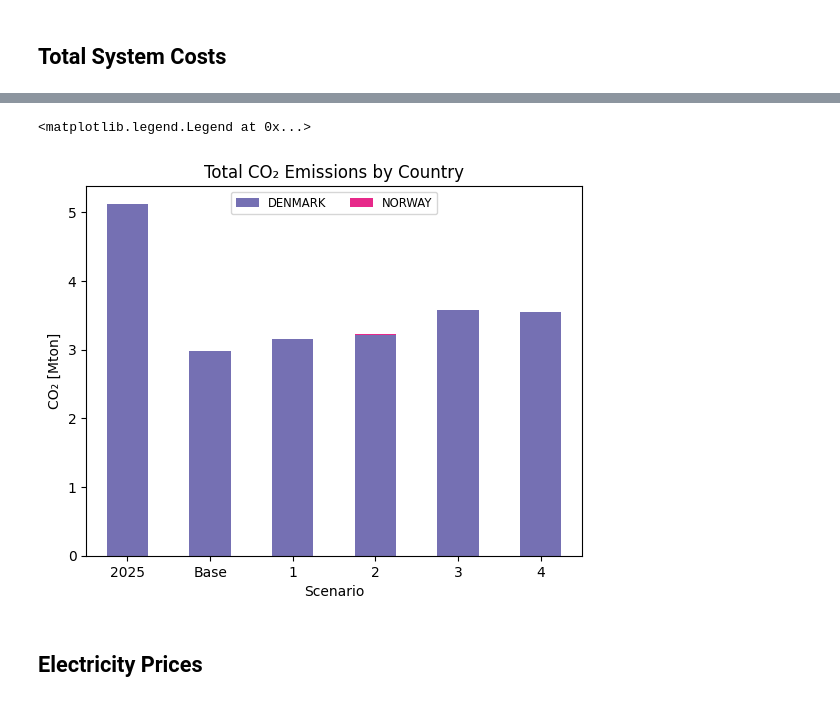
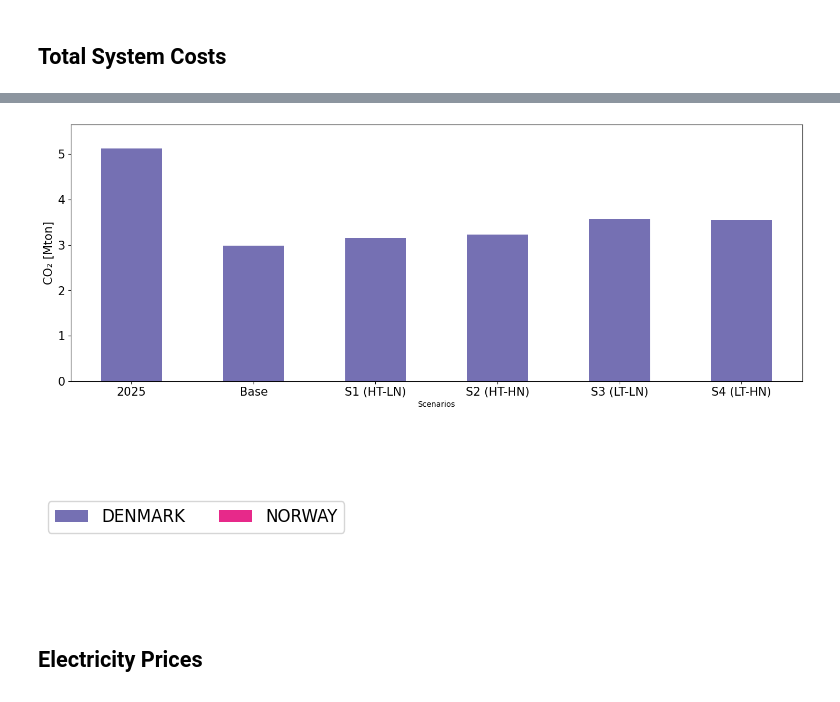
Before and after one commit to inesmartizq/LSESAub, a Jupyter notebook: Python_for_graphs_noDECOM.ipynb, the cells around one changed output, grey strips where cells are left out. Saved outputs shown, nothing was run; the diff lists cells and outputs as text; code cells hidden in the pictures.

```diff
--- a/Python_for_graphs_noDECOM.ipynb
+++ b/Python_for_graphs_noDECOM.ipynb
@@ -54,6 +54,20 @@ Loading c:\Users\ir8n8\Desktop\DTU3\Large Energy Systems Analysis\Balmorel\LSESA
 Loading c:\Users\ir8n8\Desktop\DTU3\Large Energy Systems Analysis\Balmorel\LSESAub\0_results_for_python_noDECOM\4.gdx
 Loading c:\Users\ir8n8\Desktop\DTU3\Large Energy Systems Analysis\Balmorel\LSESAub\0_results_for_python_noDECOM\Base.gdx
 Loading c:\Users\ir8n8\Desktop\DTU3\Large Energy Systems Analysis\Balmorel\LSESAub\0_results_for_python_noDECOM\2025.gdx
+# %%
+# Human-readable x-axis labels
+SCENARIO_LABELS = {
+    '1':      'S1 (HT-LN)',
+    '2': 'S2 (HT-HN)',
+    '3': 'S3 (LT-LN)',
+    '4':       'S4 (LT-HN)',
+}
+
+def apply_scenario_labels(ax):
+    """Replace raw scenario names on x-axis with human-readable labels."""
+    ax.set_xticklabels([SCENARIO_LABELS.get(t.get_text(), t.get_text())
+                        for t in ax.get_xticklabels()])
+    ax.set_xlabel('Scenarios')
 # %% [markdown]
 ## Plotting Objective Function
 # %%
@@ -423,40 +809,63 @@ obj = obj.pivot_table(
     index='Scenario',
     columns=['C'],
     values='Value',
     aggfunc='sum'
 )
 
 # Convert kTon → Mton
 obj = obj / 1000
 
 # Make the order of scenarios correct
 obj = obj.reindex(['2025', 'Base', '1', '2', '3', '4'])
 
 # Choose a colormap
 # Choose colors from Dark2 starting at the third color
 cmap = plt.colormaps['Dark2']
 color_list = cmap.colors[2:2 + len(obj.columns)]
 
 # Plot
 ax = obj.plot(
     kind='bar',
     stacked=True,
     ylabel='CO₂ [Mton]',
     rot=0,
     color=color_list
 )
+apply_scenario_labels(ax)
 
-ax.set_title('Total CO₂ Emissions by Country')
+# set axis font size
+ax.tick_params(axis='both', labelsize=15)
+ax.set_ylim(top=ax.get_ylim()[1] * 1.05)
 
-ax.legend(
-    loc='upper center',
-    ncols=2,
+# change plot size
+fig = ax.get_figure()
+fig.set_size_inches(17, 6)
+
+# changes axis title font size
+ax.set_ylabel('CO₂ [Mton]', fontsize=15)
+
+handles, labels = ax.get_legend_handles_labels()
+
+fig_leg, ax_leg = plt.subplots(figsize=(1, 2))
+ax_leg.axis('off')
+ax.legend().remove()
+
+ax_leg.legend(
+    handles,
+    labels,
+    ncol=2,
     frameon=True,
-    fontsize='small'
+    fontsize=12,
+    loc='center'
 )
+
+plt.tight_layout()
+plt.show()
+
+apply_scenario_labels(ax)
 # %% [output]
-<matplotlib.legend.Legend at 0x...>
-[figure, old version]
+[figure, new version]
+[figure, added]
 # %% [markdown]
 ## Electricity Prices
 # %%
```
Also changed, not shown: parts of 5 cells of this notebook.
